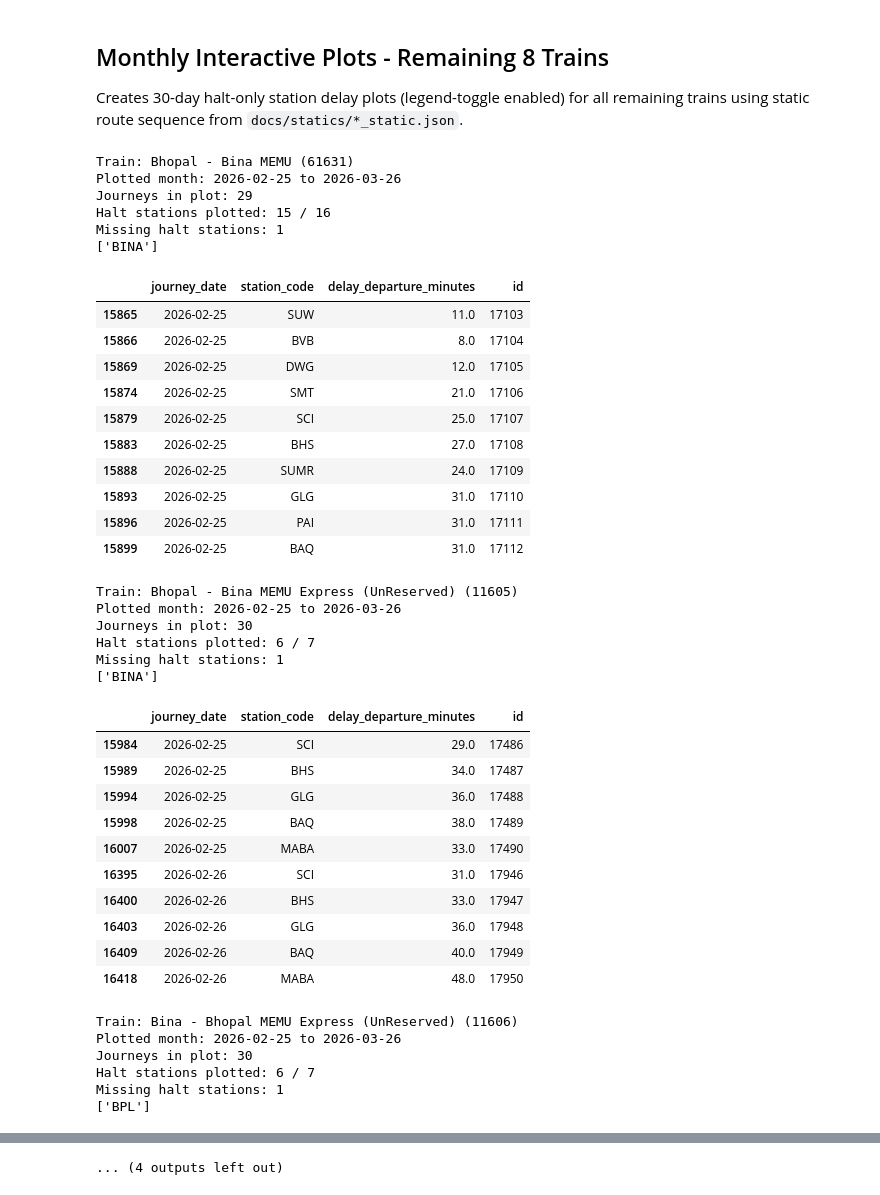
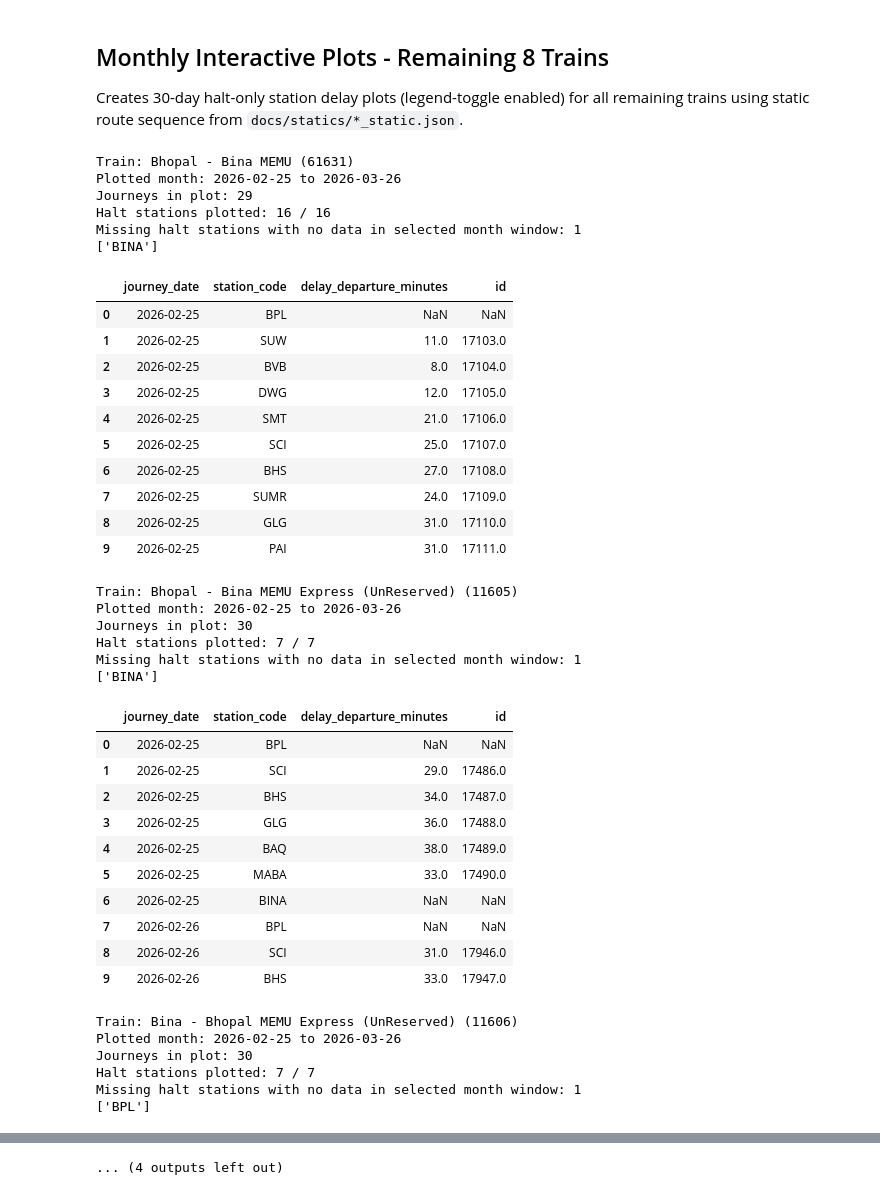
Before and after one commit to Ashvin755/Data-Centric-Train-Delay-Prediction-and-Propagation-Analytics, a Jupyter notebook: notebooks/first.ipynb, the cells around one changed output, grey strips where cells are left out. Saved outputs shown, nothing was run; the diff lists cells and outputs as text; code cells hidden in the pictures.

Commit message:
fix(plots): also plot stations with incomplete data

```diff
--- a/notebooks/first.ipynb
+++ b/notebooks/first.ipynb
@@ -774,10 +807,20 @@ for train_no_target in remaining_trains:
     month_df = month_df.drop_duplicates(subset=["journey_date", "station_code"], keep="last")
 
     present_halts = set(month_df["station_code"].unique())
-    station_order = [s for s in halt_station_order_full if s in present_halts]
+    station_order = halt_station_order_full.copy()
     missing_halts_in_month = [s for s in halt_station_order_full if s not in present_halts]
 
-    month_plot = month_df[["journey_date", "station_code", "delay_departure_minutes", "id"]].copy()
+    # Build a full journey_date x halt-station grid so all halt stations remain on axis.
+    journey_dates_sorted = sorted(month_df["journey_date"].unique())
+    full_index = pd.MultiIndex.from_product(
+        [journey_dates_sorted, station_order],
+        names=["journey_date", "station_code"],
+    )
+    month_plot = (
+        month_df.set_index(["journey_date", "station_code"])[["delay_departure_minutes", "id"]]
+        .reindex(full_index)
+        .reset_index()
+    )
     month_plot["station_code"] = pd.Categorical(month_plot["station_code"], categories=station_order, ordered=True)
     month_plot = month_plot.sort_values(["journey_date", "station_code"])
     month_plot["journey_date"] = month_plot["journey_date"].astype(str)
@@ -799,64 +842,71 @@ for train_no_target in remaining_trains:
             "journey_date": "Journey Date",
         },
         hover_data={"id": True},
     )
 
     fig.update_layout(
         template="plotly_white",
         height=650,
         legend_title_text="Journey Date (click to toggle)",
     )
-    fig.update_xaxes(tickangle=70)
+    fig.update_xaxes(
+        tickangle=70,
+        categoryorder="array",
+        categoryarray=station_order,
+        tickmode="array",
+        tickvals=station_order,
+        ticktext=station_order,
+    )
     fig.show()
 
     print(f"\nTrain: {train_name}")
     print(f"Plotted month: {month_start} to {latest_journey_date}")
     print(f"Journeys in plot: {month_plot['journey_date'].nunique()}")
-    print(f"Halt stations plotted: {month_plot['station_code'].nunique()} / {len(halt_station_order_full)}")
-    print(f"Missing halt stations: {len(missing_halts_in_month)}")
+    print(f"Halt stations plotted: {len(station_order)} / {len(halt_station_order_full)}")
+    print(f"Missing halt stations with no data in selected month window: {len(missing_halts_in_month)}")
     if missing_halts_in_month:
         print(missing_halts_in_month)
 
     display(month_plot.head(10))
 # %% [output]
 Train: Bhopal - Bina MEMU (61631)
 Plotted month: 2026-02-25 to 2026-03-26
 Journeys in plot: 29
-Halt stations plotted: 15 / 16
-Missing halt stations: 1
+Halt stations plotted: 16 / 16
+Missing halt stations with no data in selected month window: 1
 ['BINA']
 |  | journey_date | station_code | delay_departure_minutes | id |
-| 15865 | 2026-02-25 | SUW | 11.0 | 17103 |
-| 15866 | 2026-02-25 | BVB | 8.0 | 17104 |
-| 15869 | 2026-02-25 | DWG | 12.0 | 17105 |
-| 15874 | 2026-02-25 | SMT | 21.0 | 17106 |
-| 15879 | 2026-02-25 | SCI | 25.0 | 17107 |
-| 15883 | 2026-02-25 | BHS | 27.0 | 17108 |
-| 15888 | 2026-02-25 | SUMR | 24.0 | 17109 |
-| 15893 | 2026-02-25 | GLG | 31.0 | 17110 |
-| 15896 | 2026-02-25 | PAI | 31.0 | 17111 |
-| 15899 | 2026-02-25 | BAQ | 31.0 | 17112 |
+| 0 | 2026-02-25 | BPL | NaN | NaN |
+| 1 | 2026-02-25 | SUW | 11.0 | 17103.0 |
+| 2 | 2026-02-25 | BVB | 8.0 | 17104.0 |
+| 3 | 2026-02-25 | DWG | 12.0 | 17105.0 |
+| 4 | 2026-02-25 | SMT | 21.0 | 17106.0 |
+| 5 | 2026-02-25 | SCI | 25.0 | 17107.0 |
+| 6 | 2026-02-25 | BHS | 27.0 | 17108.0 |
+| 7 | 2026-02-25 | SUMR | 24.0 | 17109.0 |
+| 8 | 2026-02-25 | GLG | 31.0 | 17110.0 |
+| 9 | 2026-02-25 | PAI | 31.0 | 17111.0 |
 Train: Bhopal - Bina MEMU Express (UnReserved) (11605)
 Plotted month: 2026-02-25 to 2026-03-26
 Journeys in plot: 30
-Halt stations plotted: 6 / 7
-Missing halt stations: 1
+Halt stations plotted: 7 / 7
+Missing halt stations with no data in selected month window: 1
 ['BINA']
 |  | journey_date | station_code | delay_departure_minutes | id |
-| 15984 | 2026-02-25 | SCI | 29.0 | 17486 |
-| 15989 | 2026-02-25 | BHS | 34.0 | 17487 |
-| 15994 | 2026-02-25 | GLG | 36.0 | 17488 |
-| 15998 | 2026-02-25 | BAQ | 38.0 | 17489 |
-| 16007 | 2026-02-25 | MABA | 33.0 | 17490 |
-| 16395 | 2026-02-26 | SCI | 31.0 | 17946 |
-| 16400 | 2026-02-26 | BHS | 33.0 | 17947 |
-| 16403 | 2026-02-26 | GLG | 36.0 | 17948 |
-| 16409 | 2026-02-26 | BAQ | 40.0 | 17949 |
-| 16418 | 2026-02-26 | MABA | 48.0 | 17950 |
+| 0 | 2026-02-25 | BPL | NaN | NaN |
+| 1 | 2026-02-25 | SCI | 29.0 | 17486.0 |
+| 2 | 2026-02-25 | BHS | 34.0 | 17487.0 |
+| 3 | 2026-02-25 | GLG | 36.0 | 17488.0 |
+| 4 | 2026-02-25 | BAQ | 38.0 | 17489.0 |
+| 5 | 2026-02-25 | MABA | 33.0 | 17490.0 |
+| 6 | 2026-02-25 | BINA | NaN | NaN |
+| 7 | 2026-02-26 | BPL | NaN | NaN |
+| 8 | 2026-02-26 | SCI | 31.0 | 17946.0 |
+| 9 | 2026-02-26 | BHS | 33.0 | 17947.0 |
 Train: Bina - Bhopal MEMU Express (UnReserved) (11606)
 Plotted month: 2026-02-25 to 2026-03-26
 Journeys in plot: 30
-Halt stations plotted: 6 / 7
-Missing halt stations: 1
+Halt stations plotted: 7 / 7
+Missing halt stations with no data in selected month window: 1
 ['BPL']
 |  | journey_date | station_code | delay_departure_minutes | id |
```
Also changed, not shown: parts of 3 cells of this notebook.
